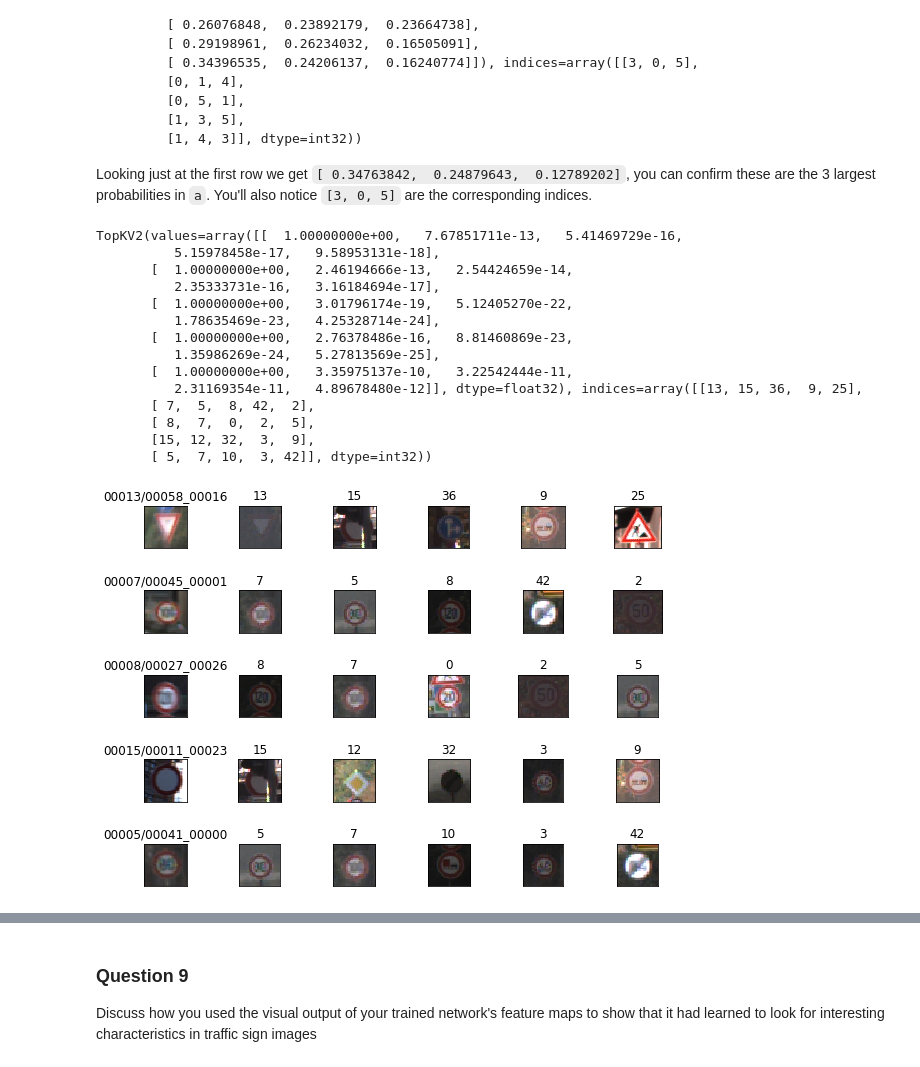
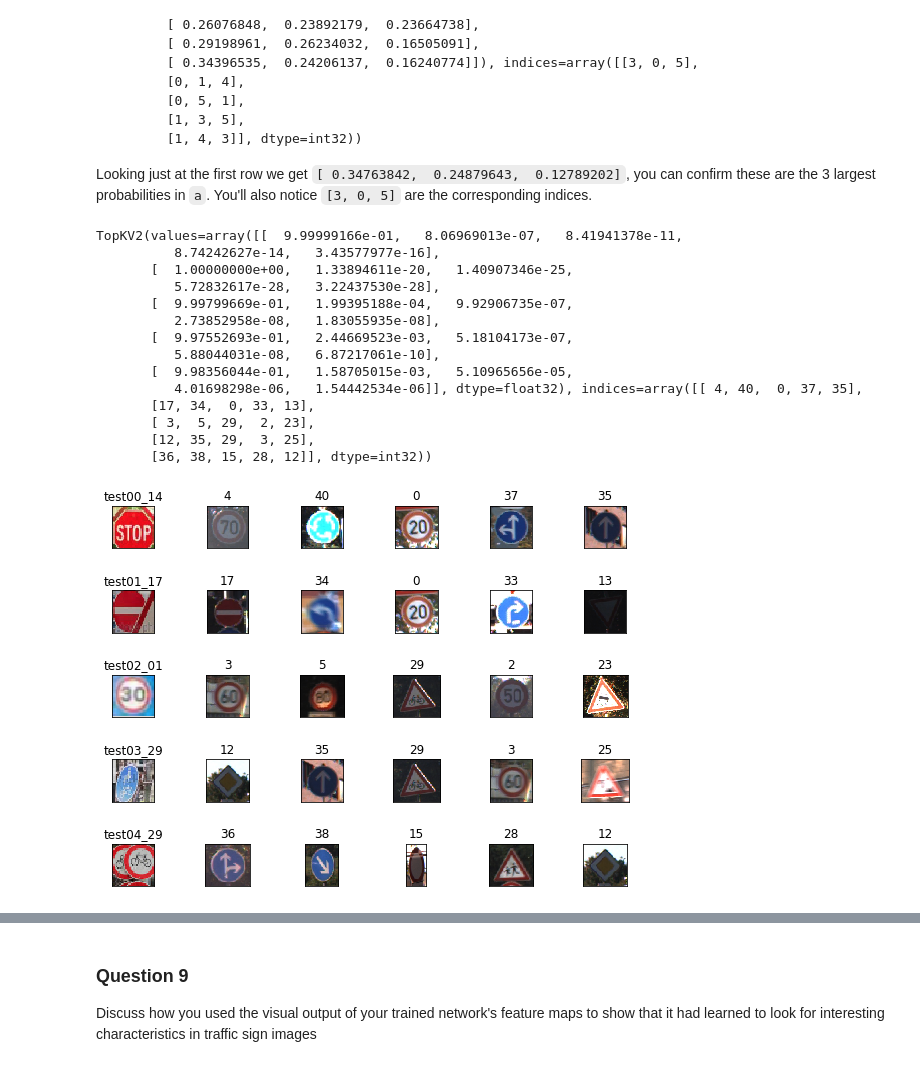
Before and after one commit to mr0zero1/car_traffic_sign, a Jupyter notebook: Traffic_Sign_Classifier.ipynb, the cells around one changed output, grey strips where cells are left out. Drawn from its saved outputs; the diff is of its cells as text; code cells hidden in the pictures.

```diff
--- a/Traffic_Sign_Classifier.ipynb
+++ b/Traffic_Sign_Classifier.ipynb
@@ -224,9 +209,9 @@ fig, axes = plt.subplots( example_classes, samples_per_class,
 np.random.seed(1)
 fig.subplots_adjust(left=None,bottom=None,right=None,top=None,hspace=0, wspace=0)
 for i in range(example_classes):
-    example_num = np.random.randint(0,n_classes);
-    one_sign_images = X_train_gray[y_train==example_num]
-    axes[i,0].text(0,0," %d (%0d)"%(example_num,one_sign_images.shape[0]),fontsize=10)
+    #example_num = np.random.randint(0,n_classes);
+    one_sign_images = X_train_gray[y_train==i]
+    axes[i,0].text(0,0," %d (%0d)"%(i,one_sign_images.shape[0]),fontsize=10)
     axes[i,0].set_yticklabels([i])
     for j in range(1,samples_per_class):
         axes[i,j].imshow(one_sign_images[j,:,:,0],cmap='gray')
@@ -476,13 +478,7 @@ X_test5 = read_and_plot_samples(sample_data)
 ### Predict the Sign Type for Each Image
 # %%
 X_test5_gray = image_normalize(rgb2gray(X_test5))
-y_test5 = np.array([
-  13,
-  7,
-  8,
-  15,
-  5
- ] )
+
 
 print("x:",X_test5_gray.shape)
 
@@ -491,7 +487,12 @@ print("x:",X_test5_gray.shape)
 #-----------------------------
 with tf.Session() as sess:
     saver.restore(sess, "./lenet")
-    prediction = sess.run(tf.argmax(logits,1), feed_dict={x: X_test5_gray, y: y_test5})
+    prediction = sess.run(tf.nn.softmax(logits), feed_dict={x: X_test5_gray, y: y_test5})
+    correct    = sess.run(tf.argmax(one_hot_y,1),  feed_dict={x: X_test5_gray, y: y_test5})
     print("Test prediction = ", prediction)
+    print("Test correct = ", correct)
+
+
+print(y_test5)
 # %% [output]
 x: (5, 32, 32, 1)
@@ -504,8 +520,19 @@ Test prediction =  [13  7  8 15  5]
 #-----------------------------
 # evaluate model
 #-----------------------------
+
+correct_prediction = tf.equal(tf.argmax(logits, 1), tf.argmax(one_hot_y, 1))
+accuracy_operation = tf.reduce_mean(tf.cast(correct_prediction, tf.float32))
 with tf.Session() as sess:
     saver.restore(sess, "./lenet")
-    test_accuracy = evaluate(X_test5_gray, y_test5)
-    print("Test Accuracy = {:.3f}".format(test_accuracy))
+    prediction = sess.run(tf.argmax(logits,1), feed_dict={x: X_test5_gray, y: y_test5})
+    correct    = sess.run(tf.argmax(one_hot_y,1),  feed_dict={x: X_test5_gray, y: y_test5})
+    compare = sess.run(correct_prediction, feed_dict={x: X_test5_gray, y: y_test5})
+    accuracy = sess.run(accuracy_operation, feed_dict={x: X_test5_gray, y: y_test5})
+
+
+    print("Test prediction = ", prediction)
+    print("Test correct = ", correct)
+    print("Test compare = ", compare)
+    print("Test Accuracy = {:.3f}".format(accuracy))
 # %% [output]
@@ -576,53 +606,54 @@ with tf.Session() as sess:
   print(topk_result)
 
 def get_filename(class_id):
+  IMAGE_DIR = "../GTSRB-2/Final_Training/Images"
   i = "%05d"%(class_id)
-  name= IMAGE_DIR + "/" + i + "/00000_00000" + ".ppm"
+  name= IMAGE_DIR + "/" + i + "/00001_00020" + ".ppm"
   #print(name)
   return name
 
 def sample_id(filename):
-  return   re.sub(".ppm", "", re.sub( IMAGE_DIR + "/", "", filename) )
+  return   re.sub(".png", "", re.sub( IMAGE_DIR + "/", "", filename) )
 
 
 def plot_topk(sample_data, X_test,topk):
   topk_v = topk[0]
   topk_i = topk[1]
   num = len(sample_data)
   fig, axes = plt.subplots(num, 1+5, figsize=(10, 7), subplot_kw={'xticks': [], 'yticks': []})
   fig.subplots_adjust(hspace=1, wspace=0.1)
 
   for i in range(num):
     for j in range(1):
       filename = sample_data[i+num*j]
       img = X_test[i]
       #print(filename," ",img.shape)
       axes[i,0].imshow(img)
       axes[i,0].set_title(sample_id(filename))
     for j in range(0,5):
       class_id = topk_i[i][j]
       #print("class_id", class_id)
       axes[i,1+j].imshow(plt.imread(get_filename(class_id)))
       axes[i,1+j].set_title("%d"%(class_id))
 
   plt.show()
   return
 
 
-plot_topk(sample_data, X_test5,topk_result)
+plot_topk(sample_filenames, X_test5,topk_result)
 # %% [output]
-TopKV2(values=array([[  1.00000000e+00,   7.67851711e-13,   5.41469729e-16,
-          5.15978458e-17,   9.58953131e-18],
-       [  1.00000000e+00,   2.46194666e-13,   2.54424659e-14,
-          2.35333731e-16,   3.16184694e-17],
-       [  1.00000000e+00,   3.01796174e-19,   5.12405270e-22,
-          1.78635469e-23,   4.25328714e-24],
-       [  1.00000000e+00,   2.76378486e-16,   8.81460869e-23,
-          1.35986269e-24,   5.27813569e-25],
-       [  1.00000000e+00,   3.35975137e-10,   3.22542444e-11,
-          2.31169354e-11,   4.89678480e-12]], dtype=float32), indices=array([[13, 15, 36,  9, 25],
-       [ 7,  5,  8, 42,  2],
-       [ 8,  7,  0,  2,  5],
-       [15, 12, 32,  3,  9],
-       [ 5,  7, 10,  3, 42]], dtype=int32))
+TopKV2(values=array([[  9.99999166e-01,   8.06969013e-07,   8.41941378e-11,
+          8.74242627e-14,   3.43577977e-16],
+       [  1.00000000e+00,   1.33894611e-20,   1.40907346e-25,
+          5.72832617e-28,   3.22437530e-28],
+       [  9.99799669e-01,   1.99395188e-04,   9.92906735e-07,
+          2.73852958e-08,   1.83055935e-08],
+       [  9.97552693e-01,   2.44669523e-03,   5.18104173e-07,
+          5.88044031e-08,   6.87217061e-10],
+       [  9.98356044e-01,   1.58705015e-03,   5.10965656e-05,
+          4.01698298e-06,   1.54442534e-06]], dtype=float32), indices=array([[ 4, 40,  0, 37, 35],
+       [17, 34,  0, 33, 13],
+       [ 3,  5, 29,  2, 23],
+       [12, 35, 29,  3, 25],
+       [36, 38, 15, 28, 12]], dtype=int32))
-[figure, old version]
+[figure, new version]
```
Also changed, not shown: parts of 9 cells of this notebook, 2 other files.
